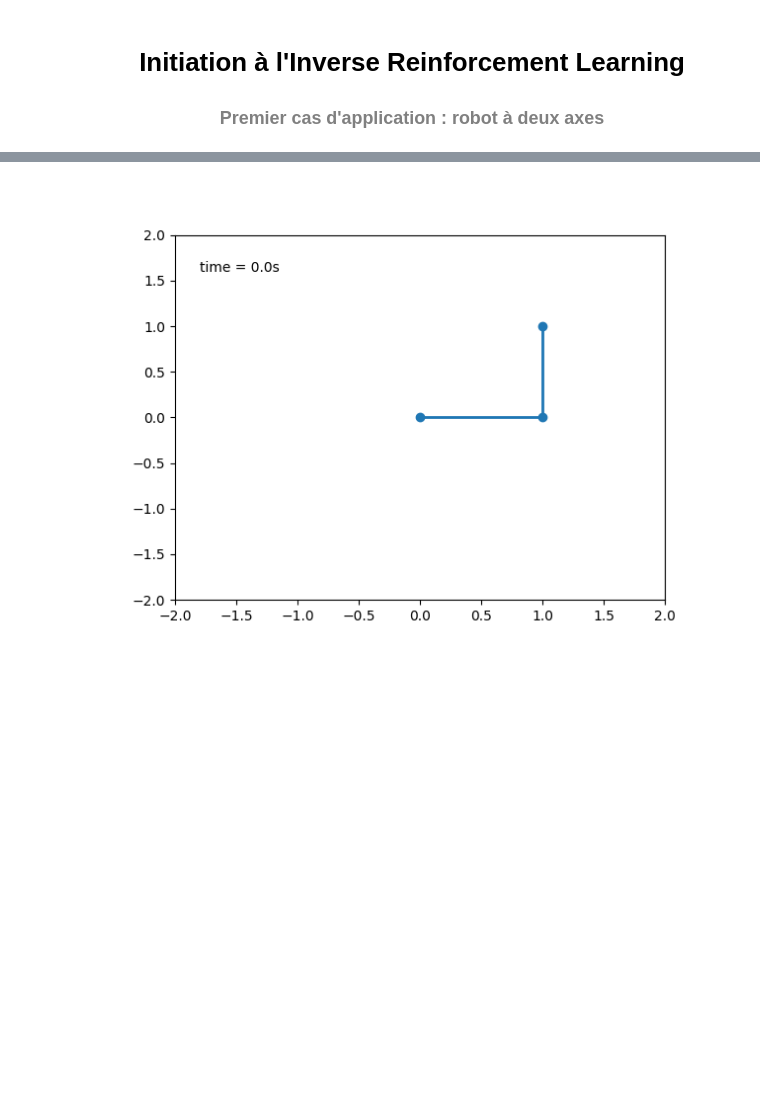
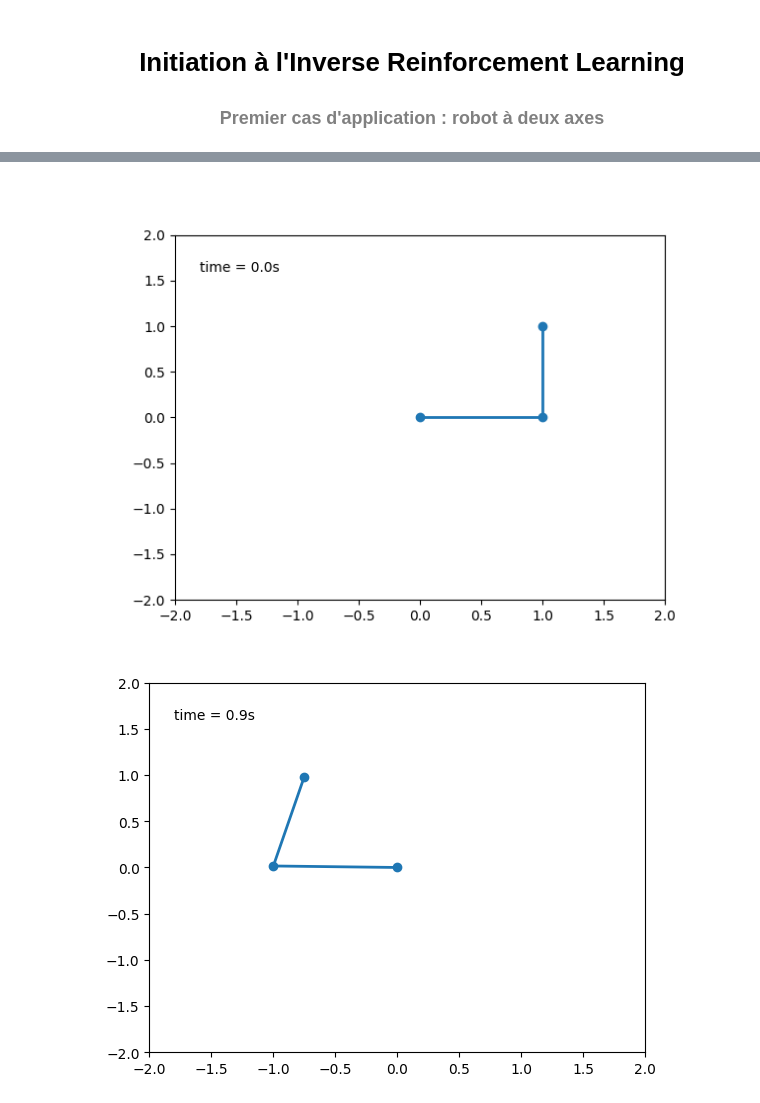
Before and after one commit to MaxMosh/OC-IRL, a Jupyter notebook: Starting/2 - Cas d'application 1/second_optimization_problem.ipynb, the cells around one changed output, grey strips where cells are left out. Drawn from its saved outputs; the diff is of its cells as text; code cells hidden in the pictures; blank space fills up the shorter version.

```diff
--- a/Starting/2 - Cas d'application 1/second_optimization_problem.ipynb
+++ b/Starting/2 - Cas d'application 1/second_optimization_problem.ipynb
@@ -103,33 +158,34 @@ plt.show()
 # Animation du robot
 
 # Import des librairies pour générer le gif, et création du gif
 
 import matplotlib.animation as animation
 from matplotlib.animation import PillowWriter
 fig, ax = plt.subplots()
 ax.set_xlim(-2, 2)
 ax.set_ylim(-2, 2)
 line, = ax.plot([], [], 'o-', lw=2)
 time_template = 'time = %.1fs'
 time_text = ax.text(0.05, 0.9, '', transform=ax.transAxes)
 L1 = 1
 L2 = 1
 def init():
     line.set_data([], [])
     time_text.set_text('')
     return line, time_text
 def animate(i):
     thisx = [0, L1*cos(q1[i]), L1*cos(q1[i]) + L2*cos(q1[i] + q2[i])]
     thisy = [0, L1*sin(q1[i]), L1*sin(q1[i]) + L2*sin(q1[i] + q2[i])]
     line.set_data(thisx, thisy)
     time_text.set_text(time_template % (i*dt))
     return line, time_text
 ani = animation.FuncAnimation(fig, animate, frames=N, interval=100, blit=True, init_func=init)
-writergif = PillowWriter(fps=10)
-# ani.save('robot_arm.gif', writer=writergif)
+writergif = PillowWriter(fps=N)
+ani.save('robot_arm.gif', writer=writergif)
 
 # affichage du gif
 from IPython.display import Image
-Image(open('robot_arm_v1.gif','rb').read())
+Image(open('robot_arm.gif','rb').read())
 # %% [output]
 [figure]
+[figure, added]
```
Also changed, not shown: parts of 33 cells of this notebook, 3 other files.
